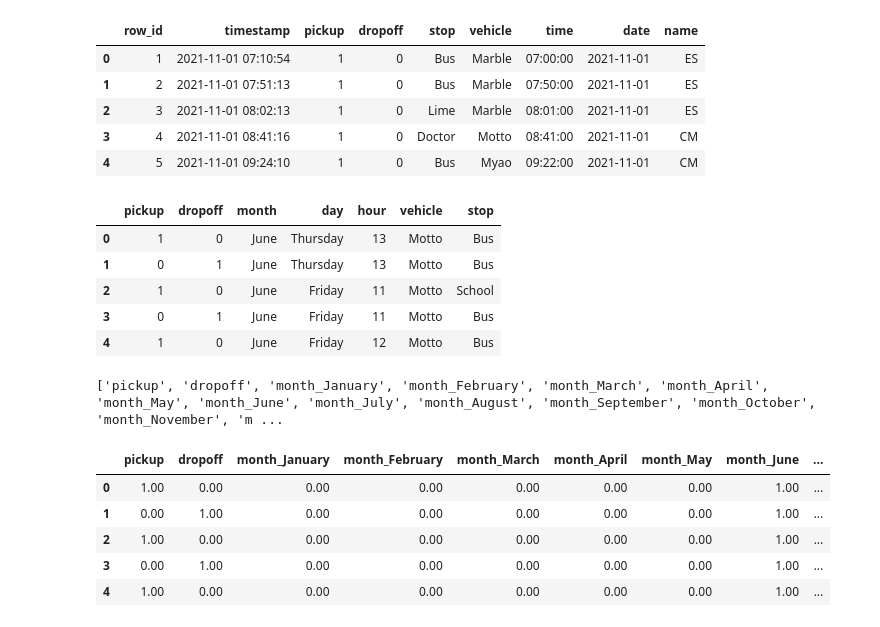
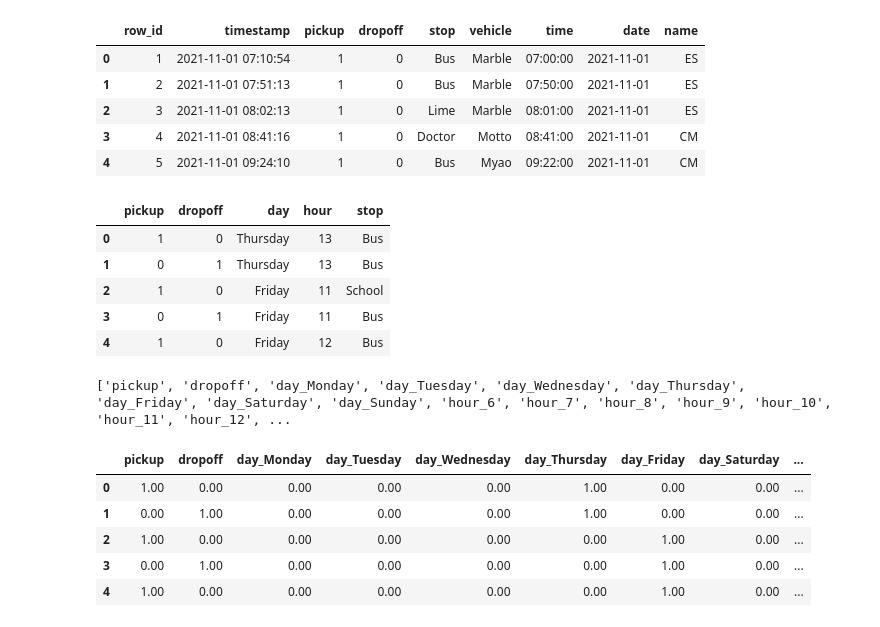
Before and after one commit to jrosilam/MayMobility_TakeHome, a Jupyter notebook: takehome_test.ipynb, the cells around one changed output. Saved outputs shown, nothing was run; the diff lists cells and outputs as text; code cells hidden in the pictures.

```diff
--- a/takehome_test.ipynb
+++ b/takehome_test.ipynb
@@ -1307,25 +1309,25 @@ pickups_df.head()
 | 3 | 4 | 2021-11-01 08:41:16 | 1 | 0 | Doctor | Motto | 08:41:00 | 2021-11-01 | CM |
 | 4 | 5 | 2021-11-01 09:24:10 | 1 | 0 | Bus | Myao | 09:22:00 | 2021-11-01 | CM |
 # %%
-features_2 = ridership_df_clean[["pickup","dropoff",'month', 'day', 'hour', 'vehicle', 'stop']]
+features_2 = ridership_df_clean[["pickup","dropoff", 'day', 'hour', 'stop']]
 features_2.head()
 # %% [output]
-|  | pickup | dropoff | month | day | hour | vehicle | stop |
-| 0 | 1 | 0 | June | Thursday | 13 | Motto | Bus |
-| 1 | 0 | 1 | June | Thursday | 13 | Motto | Bus |
-| 2 | 1 | 0 | June | Friday | 11 | Motto | School |
-| 3 | 0 | 1 | June | Friday | 11 | Motto | Bus |
-| 4 | 1 | 0 | June | Friday | 12 | Motto | Bus |
+|  | pickup | dropoff | day | hour | stop |
+| 0 | 1 | 0 | Thursday | 13 | Bus |
+| 1 | 0 | 1 | Thursday | 13 | Bus |
+| 2 | 1 | 0 | Friday | 11 | School |
+| 3 | 0 | 1 | Friday | 11 | Bus |
+| 4 | 1 | 0 | Friday | 12 | Bus |
 # %%
-features_one_hot_2 = pd.get_dummies(data=features_2,columns=['month', 'day', 'hour', 'vehicle', 'stop'])
+features_one_hot_2 = pd.get_dummies(data=features_2,columns=['day', 'hour', 'stop'])
 print(features_one_hot_2.keys().tolist())
 features_one_hot_2 = features_one_hot_2.astype('float64')
 features_one_hot_2.head()
 # %% [output]
-['pickup', 'dropoff', 'month_January', 'month_February', 'month_March', 'month_April', 'month_May', 'month_June', 'month_July', 'month_August', 'month_September', 'month_October', 'month_November', 'm ...
+['pickup', 'dropoff', 'day_Monday', 'day_Tuesday', 'day_Wednesday', 'day_Thursday', 'day_Friday', 'day_Saturday', 'day_Sunday', 'hour_6', 'hour_7', 'hour_8', 'hour_9', 'hour_10', 'hour_11', 'hour_12', ...
-|  | pickup | dropoff | month_January | month_February | month_March | month_April | month_May | month_June | ... |
-| 0 | 1.00 | 0.00 | 0.00 | 0.00 | 0.00 | 0.00 | 0.00 | 1.00 | ... |
-| 1 | 0.00 | 1.00 | 0.00 | 0.00 | 0.00 | 0.00 | 0.00 | 1.00 | ... |
-| 2 | 1.00 | 0.00 | 0.00 | 0.00 | 0.00 | 0.00 | 0.00 | 1.00 | ... |
-| 3 | 0.00 | 1.00 | 0.00 | 0.00 | 0.00 | 0.00 | 0.00 | 1.00 | ... |
-| 4 | 1.00 | 0.00 | 0.00 | 0.00 | 0.00 | 0.00 | 0.00 | 1.00 | ... |
+|  | pickup | dropoff | day_Monday | day_Tuesday | day_Wednesday | day_Thursday | day_Friday | day_Saturday | ... |
+| 0 | 1.00 | 0.00 | 0.00 | 0.00 | 0.00 | 1.00 | 0.00 | 0.00 | ... |
+| 1 | 0.00 | 1.00 | 0.00 | 0.00 | 0.00 | 1.00 | 0.00 | 0.00 | ... |
+| 2 | 1.00 | 0.00 | 0.00 | 0.00 | 0.00 | 0.00 | 1.00 | 0.00 | ... |
+| 3 | 0.00 | 1.00 | 0.00 | 0.00 | 0.00 | 0.00 | 1.00 | 0.00 | ... |
+| 4 | 1.00 | 0.00 | 0.00 | 0.00 | 0.00 | 0.00 | 1.00 | 0.00 | ... |
```
Also changed, not shown: parts of 4 cells of this notebook, 1 other file.
